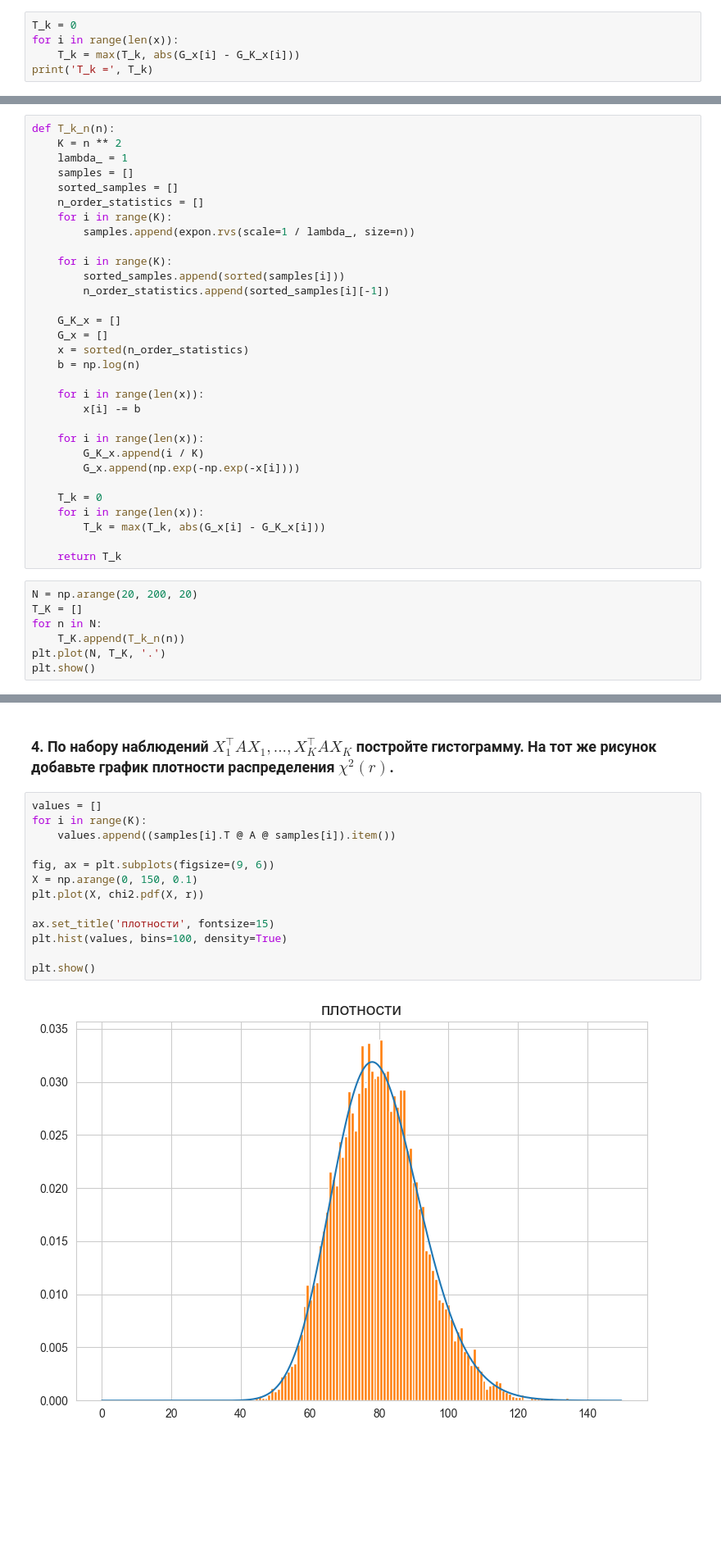
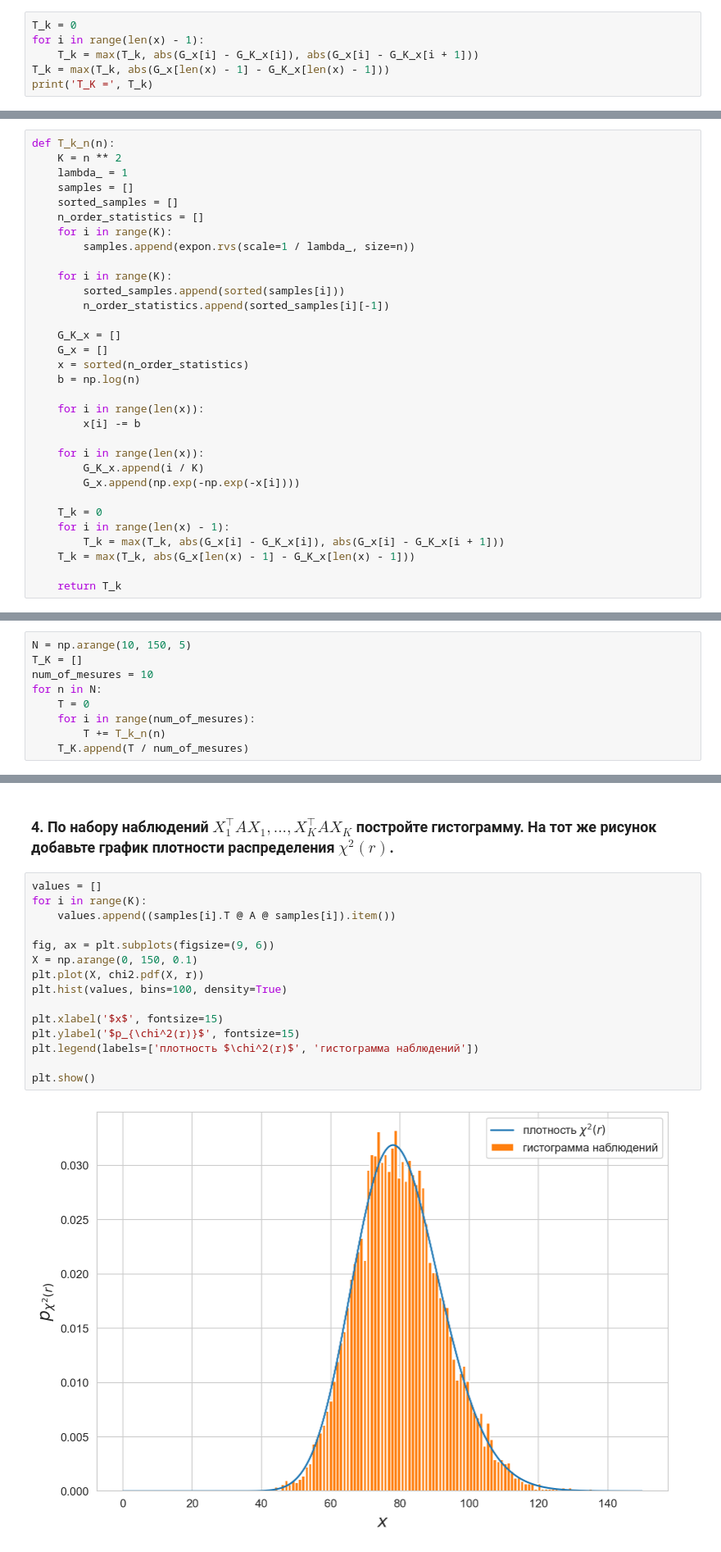
Before and after one commit to sudakovcom/Statistics, a Jupyter notebook: Task 3.ipynb, the cells around one changed output, grey strips where cells are left out. Shown at 82% size. Drawn from its saved outputs; the diff is of its cells as text; blank space fills up the shorter version.

```diff
--- a/Task 3.ipynb
+++ b/Task 3.ipynb
@@ -78,7 +78,8 @@ plt.show()
 \end{equation} Обратите внимание, что $\hat G_K$ -- кусочно постоянная функция, а G - монотонная. Поэтому значение статистики $T_K$ можно найти точно.
 # %%
 T_k = 0
-for i in range(len(x)):
-    T_k = max(T_k, abs(G_x[i] - G_K_x[i]))
-print('T_k =', T_k)
+for i in range(len(x) - 1):
+    T_k = max(T_k, abs(G_x[i] - G_K_x[i]), abs(G_x[i] - G_K_x[i + 1]))
+T_k = max(T_k, abs(G_x[len(x) - 1] - G_K_x[len(x) - 1]))
+print('T_K =', T_k)
 # %% [output]
@@ -112,14 +113,8 @@ def T_k_n(n):
         G_x.append(np.exp(-np.exp(-x[i])))
 
     T_k = 0
-    for i in range(len(x)):
-        T_k = max(T_k, abs(G_x[i] - G_K_x[i]))
+    for i in range(len(x) - 1):
+        T_k = max(T_k, abs(G_x[i] - G_K_x[i]), abs(G_x[i] - G_K_x[i + 1]))
+    T_k = max(T_k, abs(G_x[len(x) - 1] - G_K_x[len(x) - 1]))
 
     return T_k
-# %%
-N = np.arange(20, 200, 20)
-T_K = []
-for n in N:
-    T_K.append(T_k_n(n))
-plt.plot(N, T_K, '.')
-plt.show()
@@ -127,0 +121,9 @@ plt.show()
+# %%
+N = np.arange(10, 150, 5)
+T_K = []
+num_of_mesures = 10
+for n in N:
+    T = 0
+    for i in range(num_of_mesures):
+        T += T_k_n(n)
+    T_K.append(T / num_of_mesures)
@@ -168,18 +176,20 @@ for i in range(K):
 # %%
 values = []
 for i in range(K):
     values.append((samples[i].T @ A @ samples[i]).item())
 
 fig, ax = plt.subplots(figsize=(9, 6))
 X = np.arange(0, 150, 0.1)
 plt.plot(X, chi2.pdf(X, r))
-
-ax.set_title('плотности', fontsize=15)
 plt.hist(values, bins=100, density=True)
 
+plt.xlabel('$x$', fontsize=15)
+plt.ylabel('$p_{\chi^2(r)}$', fontsize=15)
+plt.legend(labels=['плотность $\chi^2(r)$', 'гистограмма наблюдений'])
+
 plt.show()
 # %% [output]
-[figure, old version]
+[figure, new version]
 # %% [markdown]
 ### **5.** убедитесь, что эмперическая функция распределения \begin{equation}
     \hat F_K(t) = \cfrac{1}{K}\sum\limits_{k=1}^{K} \mathbb{1}\left( X_k^\top AX_k \le t \right), \;\;\; t \ge 0, \end{equation}
```
Also changed, not shown: parts of 16 cells of this notebook, 1 other file.
